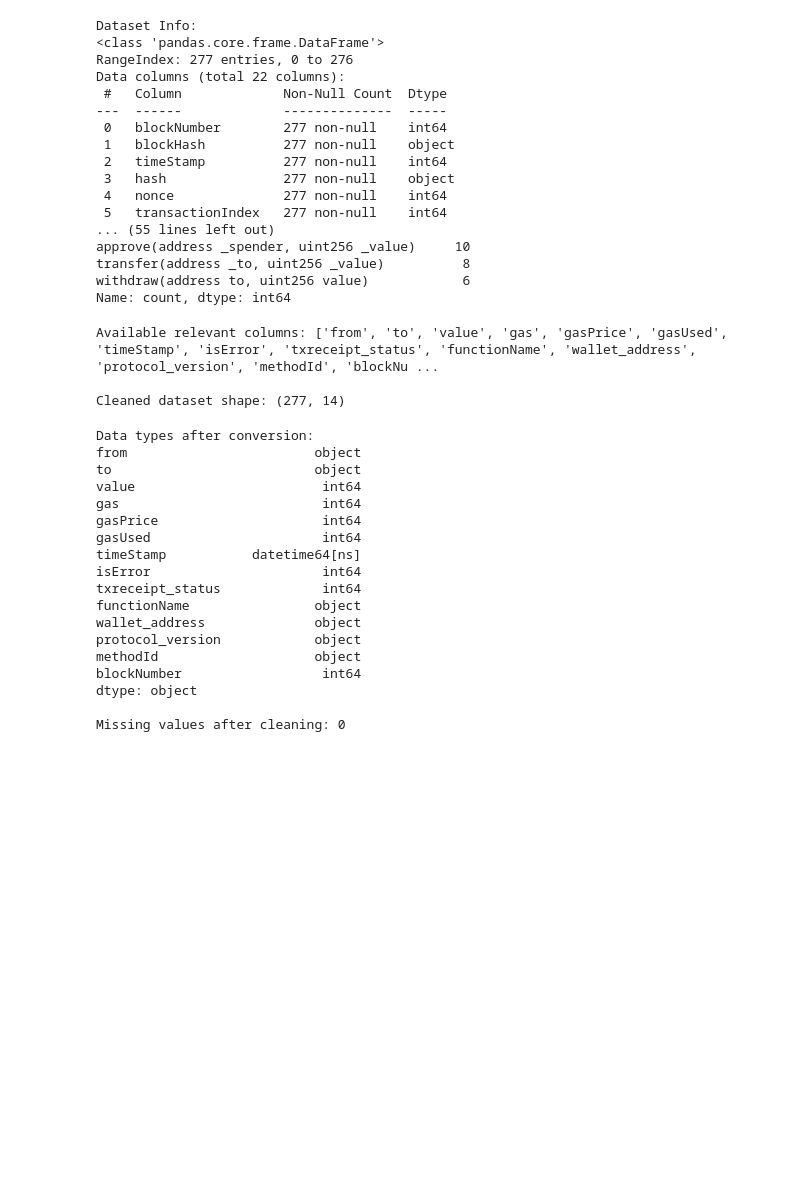
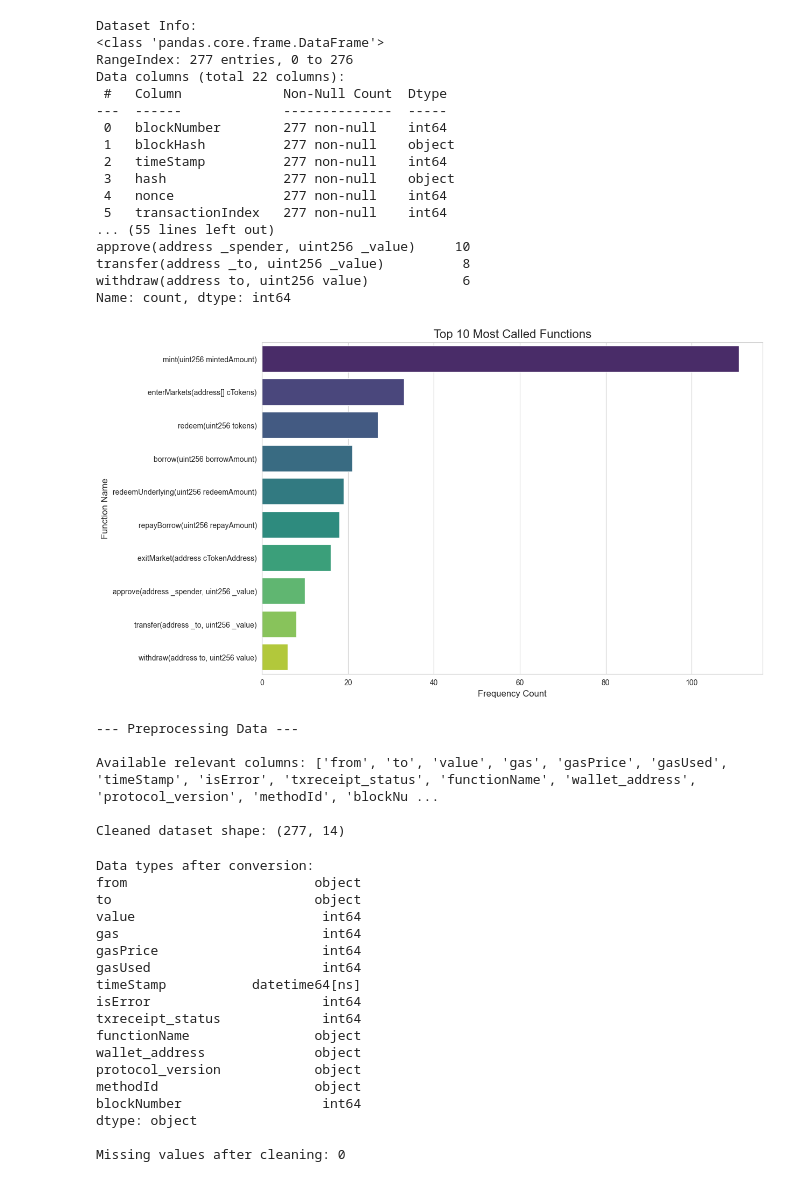
Before and after one commit to Nikk6174/ml_compound_v2_wallets, a Jupyter notebook: model.ipynb, the cells around one changed output. Drawn from its saved outputs; the diff is of its cells as text; code cells hidden in the pictures; blank space fills up the shorter version.

```diff
--- a/model.ipynb
+++ b/model.ipynb
@@ -1,10 +1,14 @@
 # %%
+# Original Cell 1 (Modified): Import libraries and load data
 import pandas as pd
 import numpy as np
 from datetime import datetime
-from sklearn.preprocessing import StandardScaler, MinMaxScaler
-from sklearn.cluster import KMeans
-from sklearn.ensemble import IsolationForest
+import matplotlib.pyplot as plt
+import seaborn as sns
 import warnings
 warnings.filterwarnings('ignore')
+
+# --- Plotting Style ---
+sns.set_style("whitegrid")
+plt.rcParams['figure.figsize'] = (14, 7)
 # %%
@@ -104,7 +109,19 @@ approve(address _spender, uint256 _value)     10
 transfer(address _to, uint256 _value)          8
 withdraw(address to, uint256 value)            6
 Name: count, dtype: int64
+# %%
+if 'functionName' in df.columns:
+    plt.figure(figsize=(12, 8))
+    top_10_functions = df['functionName'].value_counts().nlargest(10)
+    sns.barplot(x=top_10_functions.values, y=top_10_functions.index, palette='viridis')
+    plt.title('Top 10 Most Called Functions', fontsize=16)
+    plt.xlabel('Frequency Count', fontsize=12)
+    plt.ylabel('Function Name', fontsize=12)
+    plt.show()
+# %% [output]
+[figure, added]
 # %%
+print("--- Preprocessing Data --- \n")
 relevant_columns = ['from', 'to', 'value', 'gas', 'gasPrice', 'gasUsed',
                    'timeStamp', 'isError', 'txreceipt_status', 'functionName',
                    'wallet_address', 'protocol_version', 'methodId', 'blockNumber']
@@ -117,6 +134,8 @@ print(f"Available relevant columns: {existing_columns}")
 df_clean = df[existing_columns].copy()
 print(f"\nCleaned dataset shape: {df_clean.shape}")
 # %% [output]
+--- Preprocessing Data ---
+
 Available relevant columns: ['from', 'to', 'value', 'gas', 'gasPrice', 'gasUsed', 'timeStamp', 'isError', 'txreceipt_status', 'functionName', 'wallet_address', 'protocol_version', 'methodId', 'blockNu ...
 
 Cleaned dataset shape: (277, 14)
```
Also changed, not shown: parts of 3 cells of this notebook, 10 other files.
